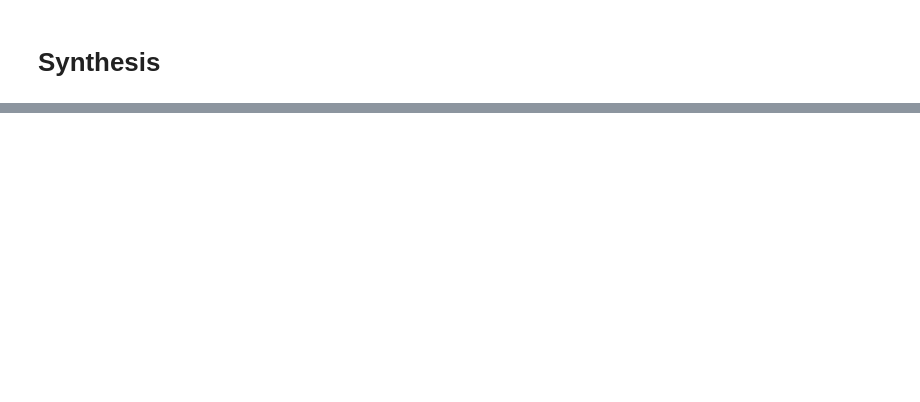
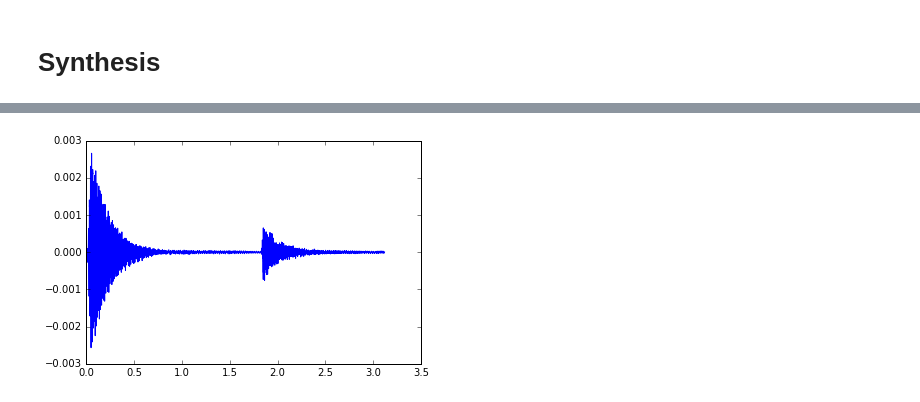
Before and after one commit to damiansp/digitalSoundProcessing, a Jupyter notebook: models/03_sine_model.ipynb, the cells around one changed output, grey strips where cells are left out. Saved outputs shown, nothing was run; the diff lists cells and outputs as text; code cells hidden in the pictures; blank space fills up the shorter version.

```diff
--- a/models/03_sine_model.ipynb
+++ b/models/03_sine_model.ipynb
@@ -330,0 +382,4 @@ plt.title('Frequency of sinusoidal tracks')
+# %%
+plt.plot(np.arange(y.size)/float(fs), y);
+# %% [output]
+[figure, added]
```
Also changed, not shown: parts of 17 cells of this notebook.
